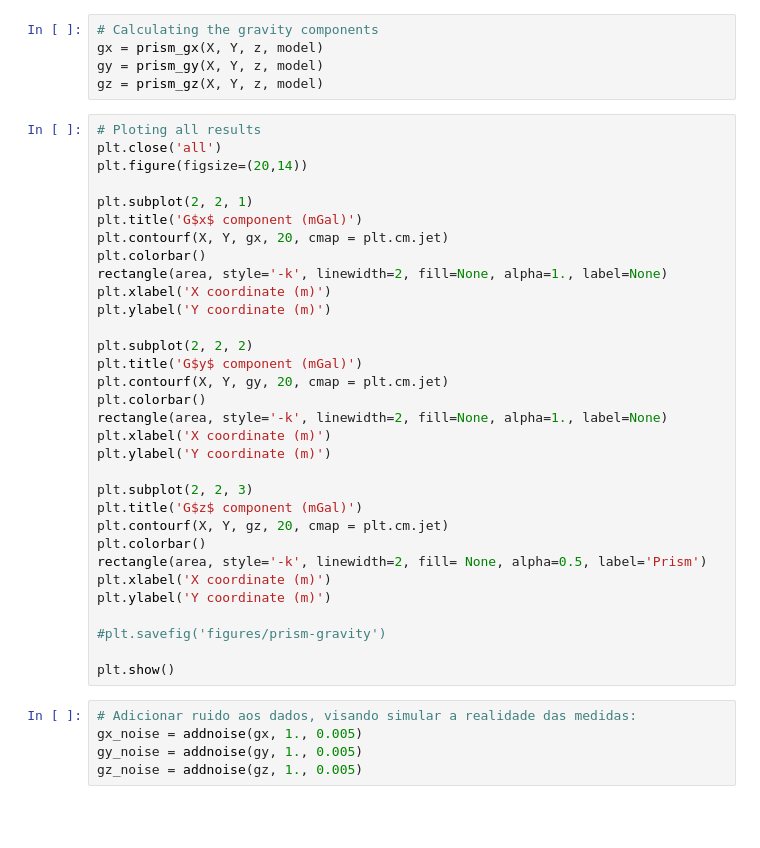
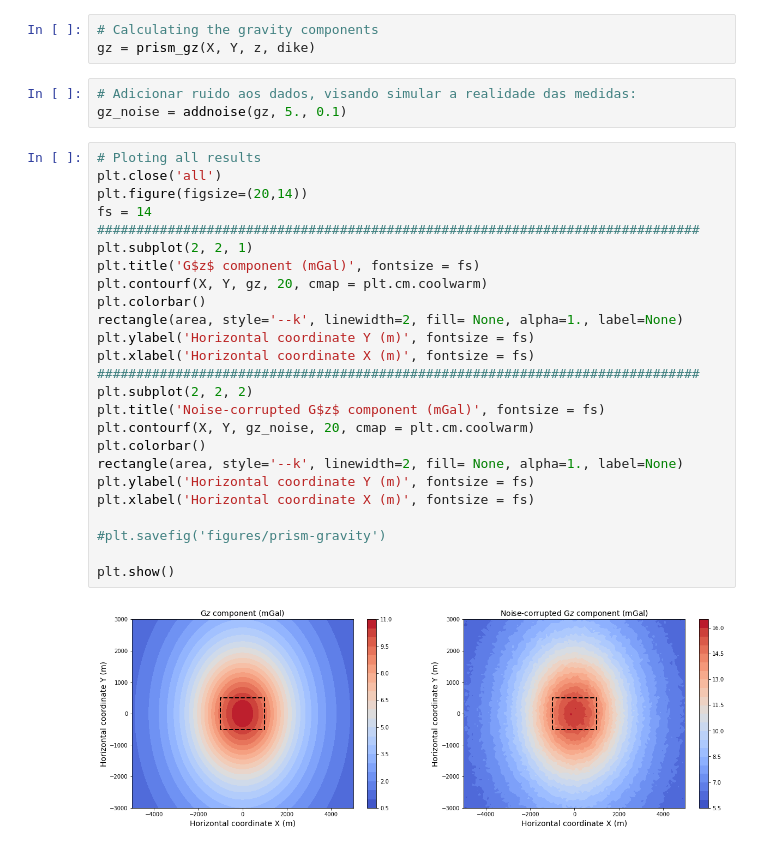
Before and after one commit to rodrigobijani/Congresso_Brasileiro_Geologia2018, a Jupyter notebook: scripts/prism-grav.ipynb, the cells around one changed output. Saved outputs shown, nothing was run; the diff lists cells and outputs as text; blank space fills up the shorter version.

```diff
--- a/scripts/prism-grav.ipynb
+++ b/scripts/prism-grav.ipynb
@@ -31,42 +65,33 @@ prism3D(model, 45, 30, 'x(m)', 'y(m)', 'Depth(m)' ,'black', 'model')
 # %%
 # Calculating the gravity components
-gx = prism_gx(X, Y, z, model)
-gy = prism_gy(X, Y, z, model)
-gz = prism_gz(X, Y, z, model)
+gz = prism_gz(X, Y, z, dike)
+# %%
+# Adicionar ruido aos dados, visando simular a realidade das medidas:
+gz_noise = addnoise(gz, 5., 0.1)
 # %%
 # Ploting all results
 plt.close('all')
 plt.figure(figsize=(20,14))
-
+fs = 14
+#############################################################################
 plt.subplot(2, 2, 1)
-plt.title('G$x$ component (mGal)')
-plt.contourf(X, Y, gx, 20, cmap = plt.cm.jet)
+plt.title('G$z$ component (mGal)', fontsize = fs)
+plt.contourf(X, Y, gz, 20, cmap = plt.cm.coolwarm)
 plt.colorbar()
-rectangle(area, style='-k', linewidth=2, fill=None, alpha=1., label=None)
-plt.xlabel('X coordinate (m)')
-plt.ylabel('Y coordinate (m)')
-
+rectangle(area, style='--k', linewidth=2, fill= None, alpha=1., label=None)
+plt.ylabel('Horizontal coordinate Y (m)', fontsize = fs)
+plt.xlabel('Horizontal coordinate X (m)', fontsize = fs)
+#############################################################################
 plt.subplot(2, 2, 2)
-plt.title('G$y$ component (mGal)')
-plt.contourf(X, Y, gy, 20, cmap = plt.cm.jet)
+plt.title('Noise-corrupted G$z$ component (mGal)', fontsize = fs)
+plt.contourf(X, Y, gz_noise, 20, cmap = plt.cm.coolwarm)
 plt.colorbar()
-rectangle(area, style='-k', linewidth=2, fill=None, alpha=1., label=None)
-plt.xlabel('X coordinate (m)')
-plt.ylabel('Y coordinate (m)')
-
-plt.subplot(2, 2, 3)
-plt.title('G$z$ component (mGal)')
-plt.contourf(X, Y, gz, 20, cmap = plt.cm.jet)
-plt.colorbar()
-rectangle(area, style='-k', linewidth=2, fill= None, alpha=0.5, label='Prism')
-plt.xlabel('X coordinate (m)')
-plt.ylabel('Y coordinate (m)')
+rectangle(area, style='--k', linewidth=2, fill= None, alpha=1., label=None)
+plt.ylabel('Horizontal coordinate Y (m)', fontsize = fs)
+plt.xlabel('Horizontal coordinate X (m)', fontsize = fs)
 
 #plt.savefig('figures/prism-gravity')
 
 plt.show()
+# %% [output]
+[figure, added]
-# %%
-# Adicionar ruido aos dados, visando simular a realidade das medidas:
-gx_noise = addnoise(gx, 1., 0.005)
-gy_noise = addnoise(gy, 1., 0.005)
-gz_noise = addnoise(gz, 1., 0.005)
```
Also changed, not shown: parts of 12 cells of this notebook, 2 other files.
